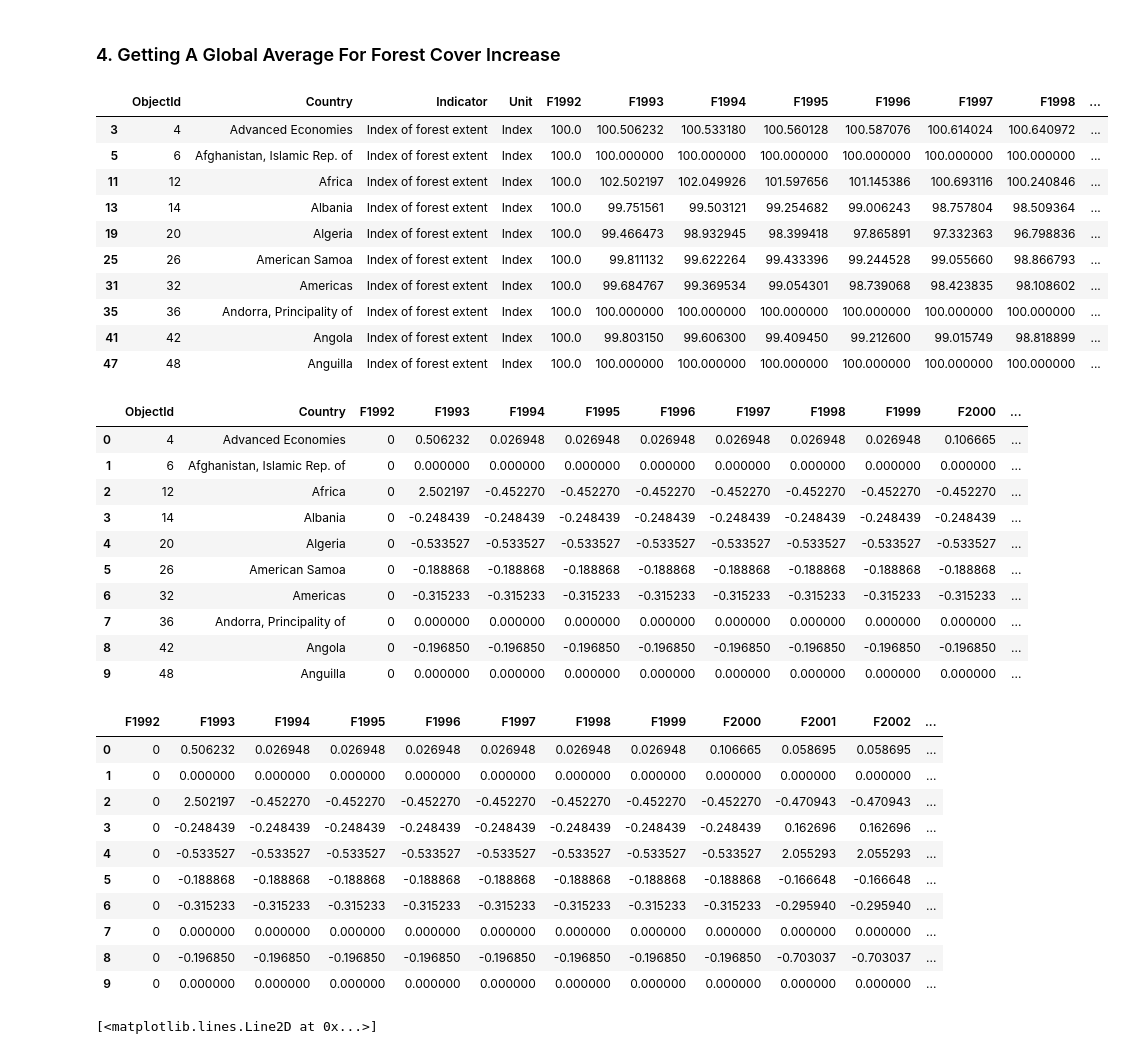
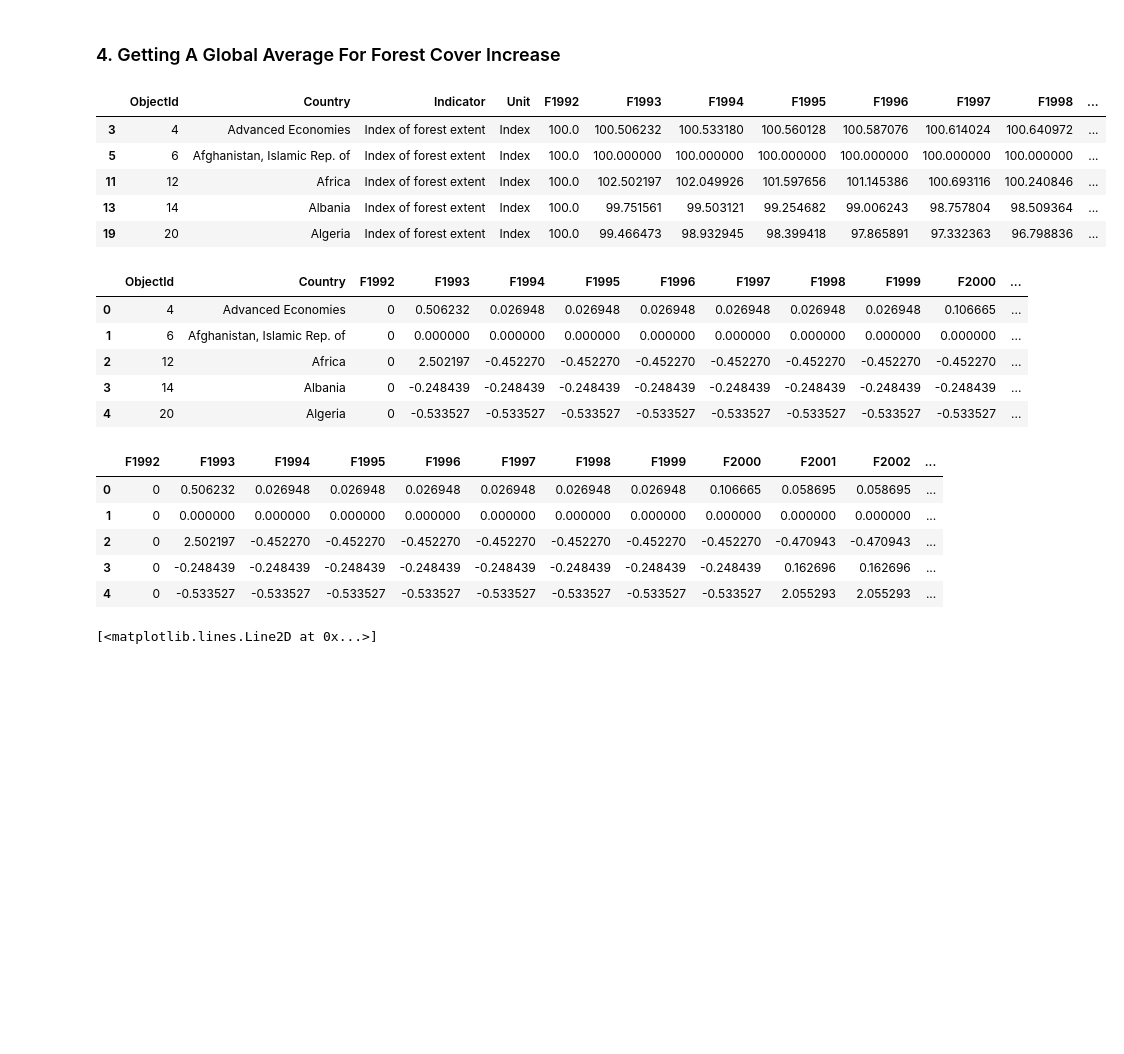
Before and after one commit to sdata07/Forest-Area-Predictor, a Jupyter notebook: main/main.ipynb, the cells around one changed output. Cells and saved outputs as stored; diff of their text form; code cells hidden in the pictures; blank space fills up the shorter version.

```diff
--- a/main/main.ipynb
+++ b/main/main.ipynb
@@ -192,19 +181,14 @@ plt.plot(years, gdp_vals)
 ### 4. Getting A Global Average For Forest Cover Increase
 # %%
 forest_extent = df[df["Indicator"] == "Index of forest extent"]
-forest_extent.head(10)
+forest_extent.head(5)
 # %% [output]
 |  | ObjectId | Country | Indicator | Unit | F1992 | F1993 | F1994 | F1995 | F1996 | F1997 | F1998 | ... |
 | 3 | 4 | Advanced Economies | Index of forest extent | Index | 100.0 | 100.506232 | 100.533180 | 100.560128 | 100.587076 | 100.614024 | 100.640972 | ... |
 | 5 | 6 | Afghanistan, Islamic Rep. of | Index of forest extent | Index | 100.0 | 100.000000 | 100.000000 | 100.000000 | 100.000000 | 100.000000 | 100.000000 | ... |
 | 11 | 12 | Africa | Index of forest extent | Index | 100.0 | 102.502197 | 102.049926 | 101.597656 | 101.145386 | 100.693116 | 100.240846 | ... |
 | 13 | 14 | Albania | Index of forest extent | Index | 100.0 | 99.751561 | 99.503121 | 99.254682 | 99.006243 | 98.757804 | 98.509364 | ... |
 | 19 | 20 | Algeria | Index of forest extent | Index | 100.0 | 99.466473 | 98.932945 | 98.399418 | 97.865891 | 97.332363 | 96.798836 | ... |
-| 25 | 26 | American Samoa | Index of forest extent | Index | 100.0 | 99.811132 | 99.622264 | 99.433396 | 99.244528 | 99.055660 | 98.866793 | ... |
-| 31 | 32 | Americas | Index of forest extent | Index | 100.0 | 99.684767 | 99.369534 | 99.054301 | 98.739068 | 98.423835 | 98.108602 | ... |
-| 35 | 36 | Andorra, Principality of | Index of forest extent | Index | 100.0 | 100.000000 | 100.000000 | 100.000000 | 100.000000 | 100.000000 | 100.000000 | ... |
-| 41 | 42 | Angola | Index of forest extent | Index | 100.0 | 99.803150 | 99.606300 | 99.409450 | 99.212600 | 99.015749 | 98.818899 | ... |
-| 47 | 48 | Anguilla | Index of forest extent | Index | 100.0 | 100.000000 | 100.000000 | 100.000000 | 100.000000 | 100.000000 | 100.000000 | ... |
 # %%
 forest_extent_percentage = pd.DataFrame()
 # %%
@@ -232,7 +216,7 @@ for index,row in forest_extent.iterrows():
 
     forest_extent_percentage = pd.concat([forest_extent_percentage, new_row], ignore_index=True)
 
-forest_extent_percentage.head(10)
+forest_extent_percentage.head(5)
 # %% [output]
 |  | ObjectId | Country | F1992 | F1993 | F1994 | F1995 | F1996 | F1997 | F1998 | F1999 | F2000 | ... |
 | 0 | 4 | Advanced Economies | 0 | 0.506232 | 0.026948 | 0.026948 | 0.026948 | 0.026948 | 0.026948 | 0.026948 | 0.106665 | ... |
@@ -240,17 +224,12 @@ forest_extent_percentage.head(10)
 | 2 | 12 | Africa | 0 | 2.502197 | -0.452270 | -0.452270 | -0.452270 | -0.452270 | -0.452270 | -0.452270 | -0.452270 | ... |
 | 3 | 14 | Albania | 0 | -0.248439 | -0.248439 | -0.248439 | -0.248439 | -0.248439 | -0.248439 | -0.248439 | -0.248439 | ... |
 | 4 | 20 | Algeria | 0 | -0.533527 | -0.533527 | -0.533527 | -0.533527 | -0.533527 | -0.533527 | -0.533527 | -0.533527 | ... |
-| 5 | 26 | American Samoa | 0 | -0.188868 | -0.188868 | -0.188868 | -0.188868 | -0.188868 | -0.188868 | -0.188868 | -0.188868 | ... |
-| 6 | 32 | Americas | 0 | -0.315233 | -0.315233 | -0.315233 | -0.315233 | -0.315233 | -0.315233 | -0.315233 | -0.315233 | ... |
-| 7 | 36 | Andorra, Principality of | 0 | 0.000000 | 0.000000 | 0.000000 | 0.000000 | 0.000000 | 0.000000 | 0.000000 | 0.000000 | ... |
-| 8 | 42 | Angola | 0 | -0.196850 | -0.196850 | -0.196850 | -0.196850 | -0.196850 | -0.196850 | -0.196850 | -0.196850 | ... |
-| 9 | 48 | Anguilla | 0 | 0.000000 | 0.000000 | 0.000000 | 0.000000 | 0.000000 | 0.000000 | 0.000000 | 0.000000 | ... |
 # %%
 extent_avg = forest_extent_percentage.drop(columns=['ObjectId', 'Country'])
 extent_vals = []
 for col in extent_avg :
     extent_vals.append(float(extent_avg[col].sum()) / extent_avg.shape[0])
-extent_avg.head(10)
+extent_avg.head(5)
 # %% [output]
 |  | F1992 | F1993 | F1994 | F1995 | F1996 | F1997 | F1998 | F1999 | F2000 | F2001 | F2002 | ... |
 | 0 | 0 | 0.506232 | 0.026948 | 0.026948 | 0.026948 | 0.026948 | 0.026948 | 0.026948 | 0.106665 | 0.058695 | 0.058695 | ... |
@@ -258,11 +237,6 @@ extent_avg.head(10)
 | 2 | 0 | 2.502197 | -0.452270 | -0.452270 | -0.452270 | -0.452270 | -0.452270 | -0.452270 | -0.452270 | -0.470943 | -0.470943 | ... |
 | 3 | 0 | -0.248439 | -0.248439 | -0.248439 | -0.248439 | -0.248439 | -0.248439 | -0.248439 | -0.248439 | 0.162696 | 0.162696 | ... |
 | 4 | 0 | -0.533527 | -0.533527 | -0.533527 | -0.533527 | -0.533527 | -0.533527 | -0.533527 | -0.533527 | 2.055293 | 2.055293 | ... |
-| 5 | 0 | -0.188868 | -0.188868 | -0.188868 | -0.188868 | -0.188868 | -0.188868 | -0.188868 | -0.188868 | -0.166648 | -0.166648 | ... |
-| 6 | 0 | -0.315233 | -0.315233 | -0.315233 | -0.315233 | -0.315233 | -0.315233 | -0.315233 | -0.315233 | -0.295940 | -0.295940 | ... |
-| 7 | 0 | 0.000000 | 0.000000 | 0.000000 | 0.000000 | 0.000000 | 0.000000 | 0.000000 | 0.000000 | 0.000000 | 0.000000 | ... |
-| 8 | 0 | -0.196850 | -0.196850 | -0.196850 | -0.196850 | -0.196850 | -0.196850 | -0.196850 | -0.196850 | -0.703037 | -0.703037 | ... |
-| 9 | 0 | 0.000000 | 0.000000 | 0.000000 | 0.000000 | 0.000000 | 0.000000 | 0.000000 | 0.000000 | 0.000000 | 0.000000 | ... |
 # %%
 plt.figure(figsize=(15,8))
 plt.plot(years, extent_vals)
```
Also changed, not shown: parts of 6 cells of this notebook.
